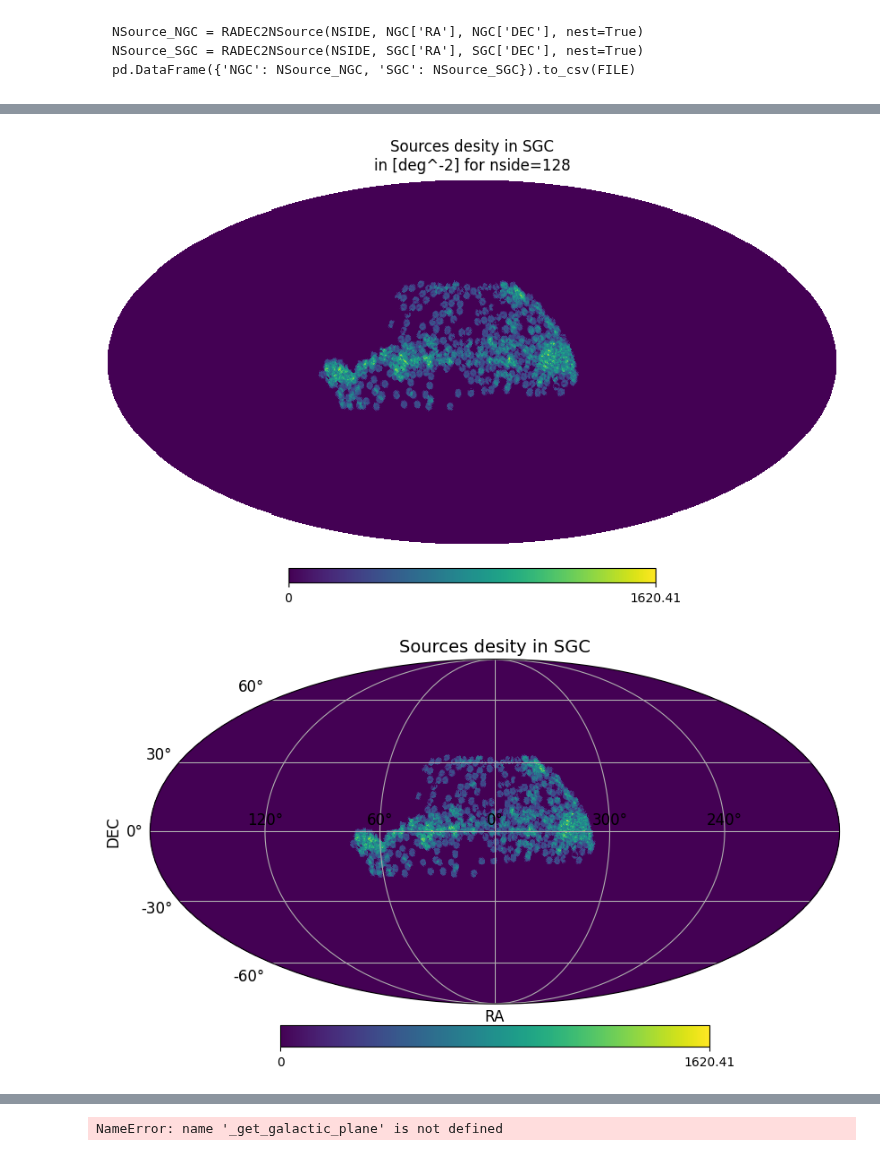
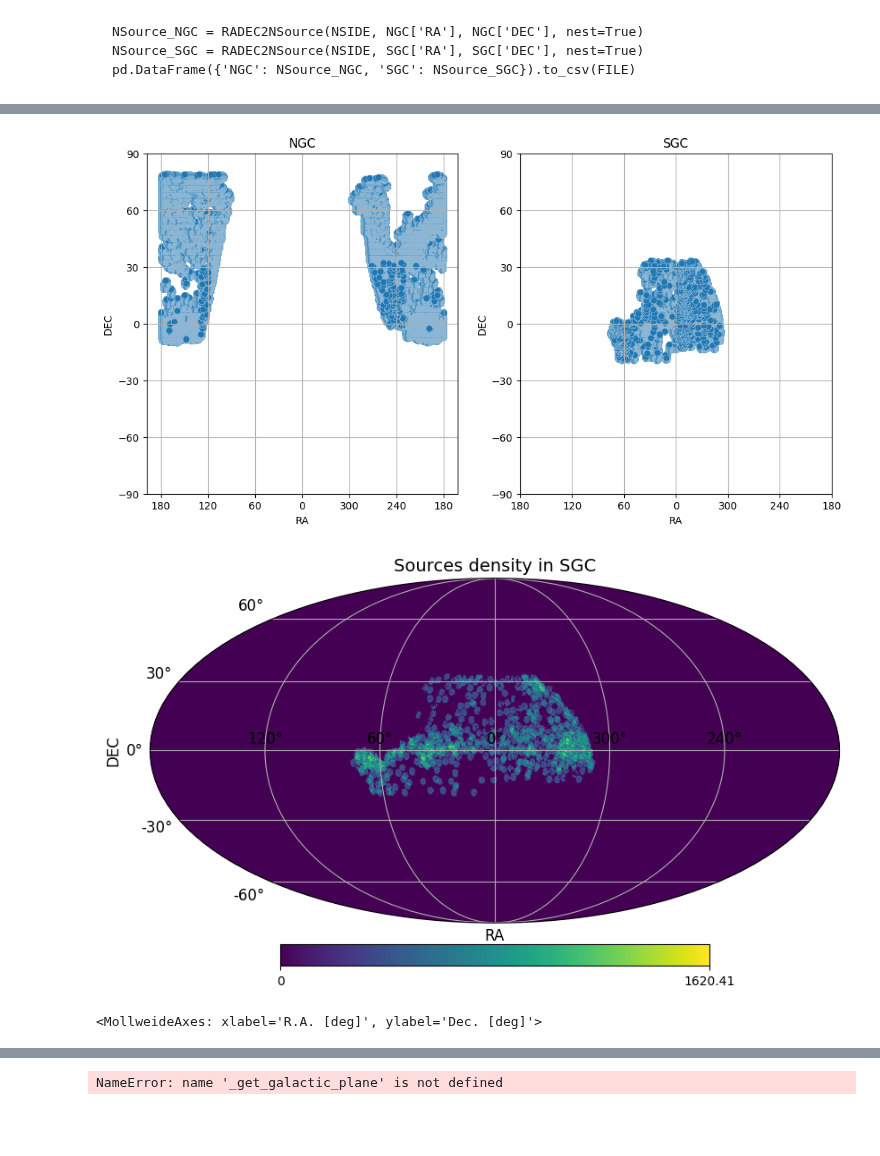
Before and after one commit to MarrybellMB/M2_Stage_Code, a Jupyter notebook: DESI Training.ipynb, the cells around one changed output, grey strips where cells are left out. Cells and saved outputs as stored; diff of their text form; code cells hidden in the pictures; blank space fills up the shorter version.

```diff
--- a/DESI Training.ipynb
+++ b/DESI Training.ipynb
@@ -133,9 +145,13 @@ hp.projview(NSource_NGC/area_deg2, title="Sources desity in NGC", nest=True, gra
+# %%
+fig, ax = plt.subplots(1, 2, figsize=(12, 6))
+plot_RADEC(NGC["RA"], NGC["DEC"], title="NGC", figax = (fig, ax[0]), grid=True)
+plot_RADEC(SGC["RA"], SGC["DEC"], title="SGC", figax = (fig, ax[1]), grid=True)
+# %% [output]
+[figure, added]
 # %%
-hp.mollview(NSource_SGC/area_deg2, title="Sources desity in SGC\nin [deg^-2] for nside={}".format(NSIDE), nest=True)
-hp.projview(NSource_SGC/area_deg2, title="Sources desity in SGC", nest=True, graticule=True, graticule_labels=True, projection_type="mollweide")
+hp.projview(NSource_SGC/area_deg2, title="Sources density in SGC", nest=True, graticule=True, graticule_labels=True, projection_type="mollweide")
 plt.xlabel("RA")
 plt.ylabel("DEC");
 # %% [output]
-[figure, old version]
+[figure, new version]
-[figure, removed]
 # %%
@@ -202,2 +283,6 @@ def plot_moll(healpix_map,
+# %%
+plot_moll2(NGC["RA"], NGC["DEC"], NSource_NGC/area_deg2, "NGC", show_legend = False)
+# %% [output]
+<MollweideAxes: xlabel='R.A. [deg]', ylabel='Dec. [deg]'>
 # %%
 plot_moll(NSource_NGC/area_deg2, "NGC")
```
Also changed, not shown: parts of 6 cells of this notebook.
